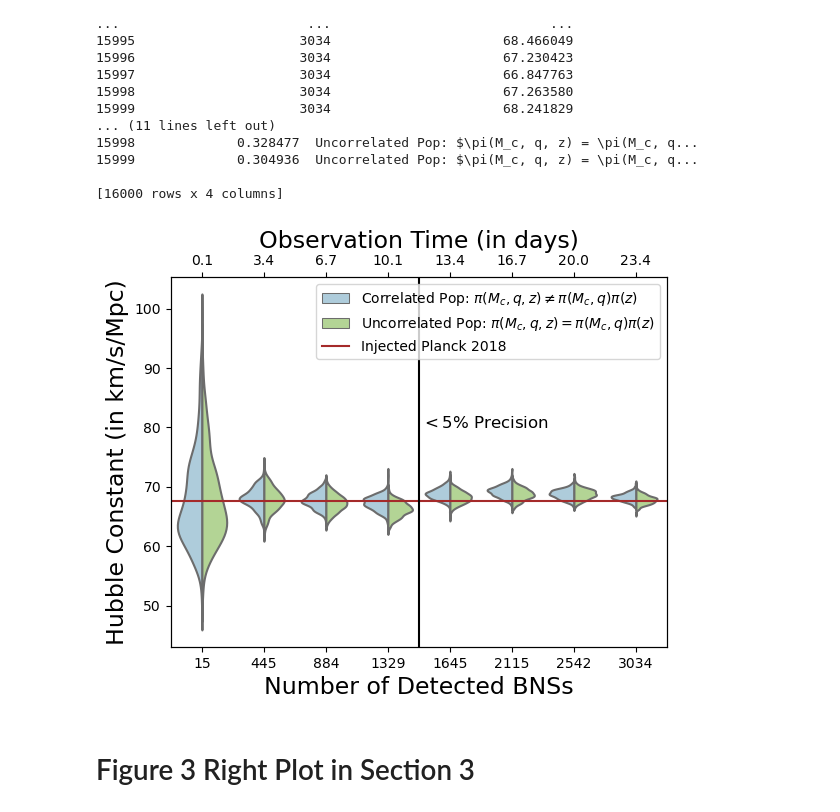
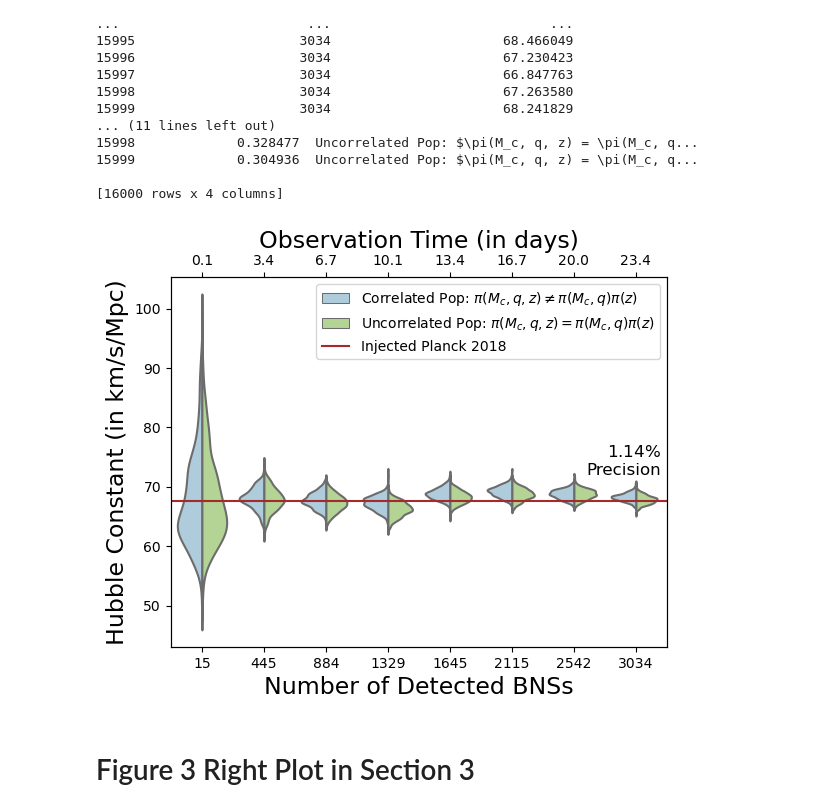
Before and after one commit to SoumendraRoy/RedevolBNS, a Jupyter notebook: Make_Plots/Cosmo_Plots.ipynb, the cells around one changed output. Drawn from its saved outputs; the diff is of its cells as text; code cells hidden in the pictures.

Commit message:
Cosmo plots cleaned

```diff
--- a/Make_Plots/Cosmo_Plots.ipynb
+++ b/Make_Plots/Cosmo_Plots.ipynb
@@ -243,29 +243,29 @@ print(df)
 # %%
 Tobs = np.linspace(0.1,30,10)[:8]
 sns.color_palette('colorblind')
 my_palette = {r'Correlated Pop: $\pi(M_c, q, z) \neq \pi(M_c, q)\pi(z)$': "#A6CEE3", r'Uncorrelated Pop: $\pi(M_c, q, z) = \pi(M_c, q)\pi(z)$': "#B2DF8A"}
 
 fig, ax1 = plt.subplots()
 
 sns.violinplot(x='Number of Detected BNSs', y='Hubble Constant (in km/s/Mpc)', hue='Population', data=df, split=True, palette=my_palette, inner=None)
 plt.axhline(Planck18.H0.value, color='brown', label='Injected Planck 2018')
 plt.xlabel('Number of Detected BNSs', fontsize=17)
 plt.ylabel('Hubble Constant (in km/s/Mpc)', fontsize=17)
 
 
 ax2 = ax1.twiny()
 ax2.set_xlim(ax1.get_xlim())
 ax2.set_xticks(ax1.get_xticks())
 ax2.set_xticklabels(['{:.1f}'.format(i) for i in Tobs])
 ax2.set_xlabel('Observation Time (in days)', fontsize=17)
 ax1.legend()
 
-ax1.axvline(3.5, color='black')
-ax1.text(5.6, 80, r'$<5\%$ Precision', fontsize=12, ha='right')
+ax1.text(7.4, 75, r'$1.14\%$', fontsize=12, ha='right')
+ax1.text(7.4, 72, 'Precision', fontsize=12, ha='right')
 plt.show()
 fig.savefig('Plots/Fig3_H0.pdf', bbox_inches='tight')
 # %% [output]
-[figure, old version]
+[figure, new version]
 # %% [markdown]
 # Figure 3 Right Plot in Section 3
 # %%
```
Also changed, not shown: 4 other files.
